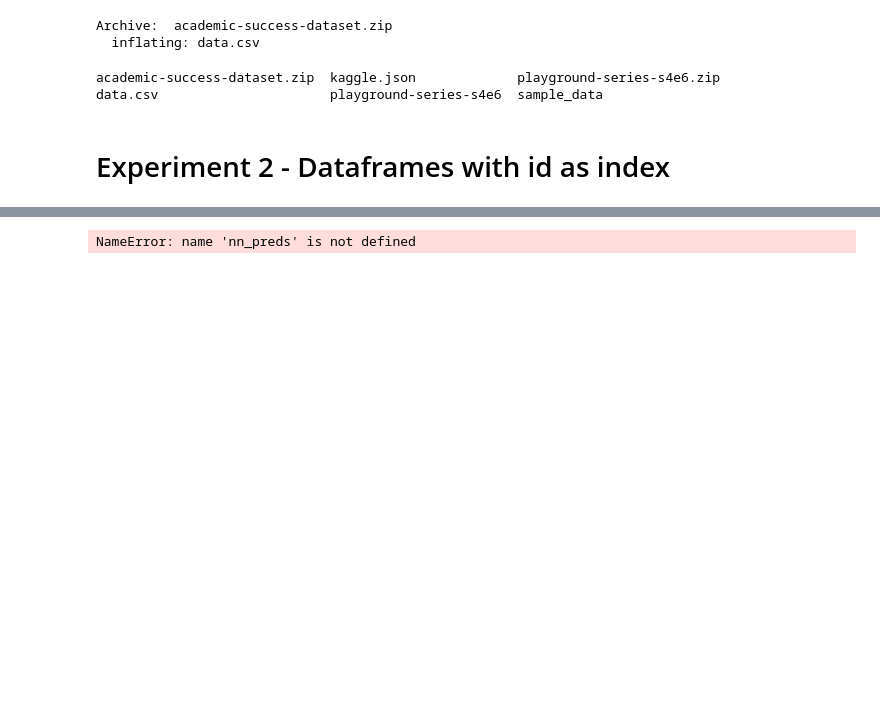
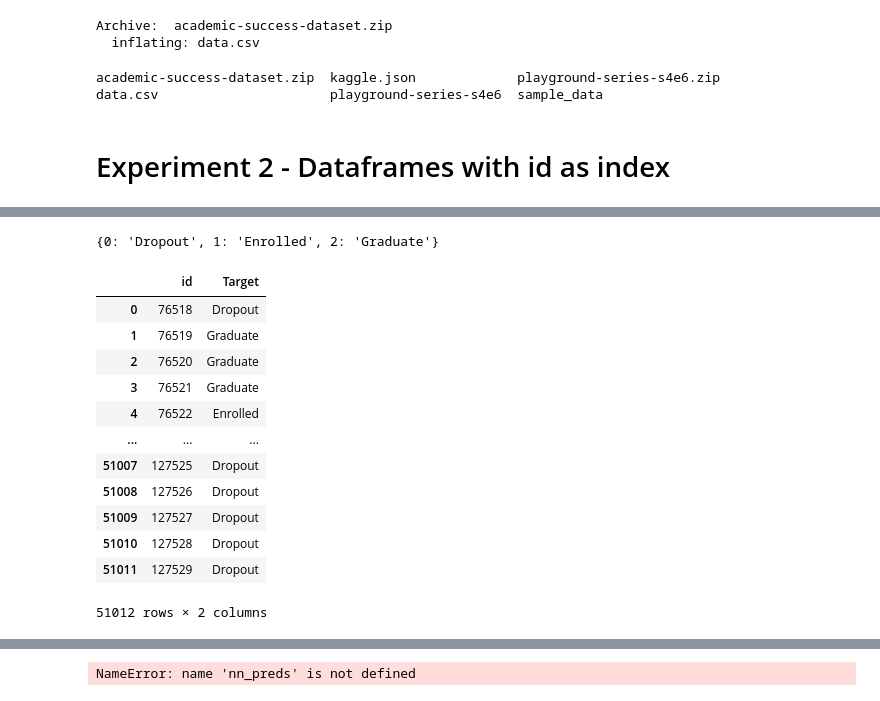
Before and after one commit to rubanzasilva/academic_success, a Jupyter notebook: s04e06_fastai+GBT.ipynb, the cells around one changed output, grey strips where cells are left out. Cells and saved outputs as stored; diff of their text form; code cells hidden in the pictures; blank space fills up the shorter version.

```diff
--- a/s04e06_fastai+GBT.ipynb
+++ b/s04e06_fastai+GBT.ipynb
@@ -267,0 +348,3 @@ submission.head()
+# %%
+cat_preds_final = cat_preds.squeeze(1)
+cat_preds_final.shape
@@ -271,0 +397,27 @@ submission.shape
+# %%
+mapping
+# %% [output]
+{0: 'Dropout', 1: 'Enrolled', 2: 'Graduate'}
+# %%
+mapping = dict(enumerate(dls.vocab))
+# %%
+general_labels = [mapping[value.item()] for value in cat_preds_final]
+# %%
+submit = pd.read_csv(path/'sample_submission.csv')
+submit.Target = general_labels
+submit.to_csv('submission.csv',index=False)
+submit
+# %% [output]
+|  | id | Target |
+| 0 | 76518 | Dropout |
+| 1 | 76519 | Graduate |
+| 2 | 76520 | Graduate |
+| 3 | 76521 | Graduate |
+| 4 | 76522 | Enrolled |
+| ... | ... | ... |
+| 51007 | 127525 | Dropout |
+| 51008 | 127526 | Dropout |
+| 51009 | 127527 | Dropout |
+| 51010 | 127528 | Dropout |
+| 51011 | 127529 | Dropout |
+51012 rows × 2 columns
```
Also changed, not shown: parts of 42 cells of this notebook.
